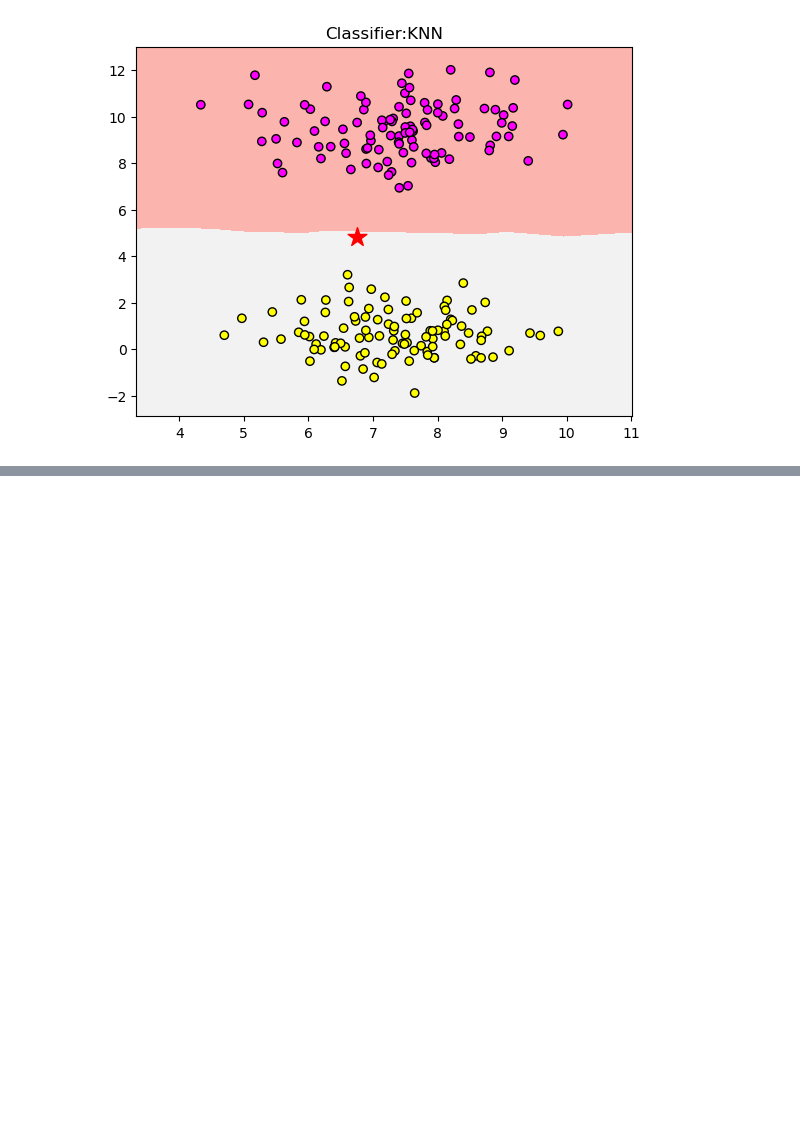
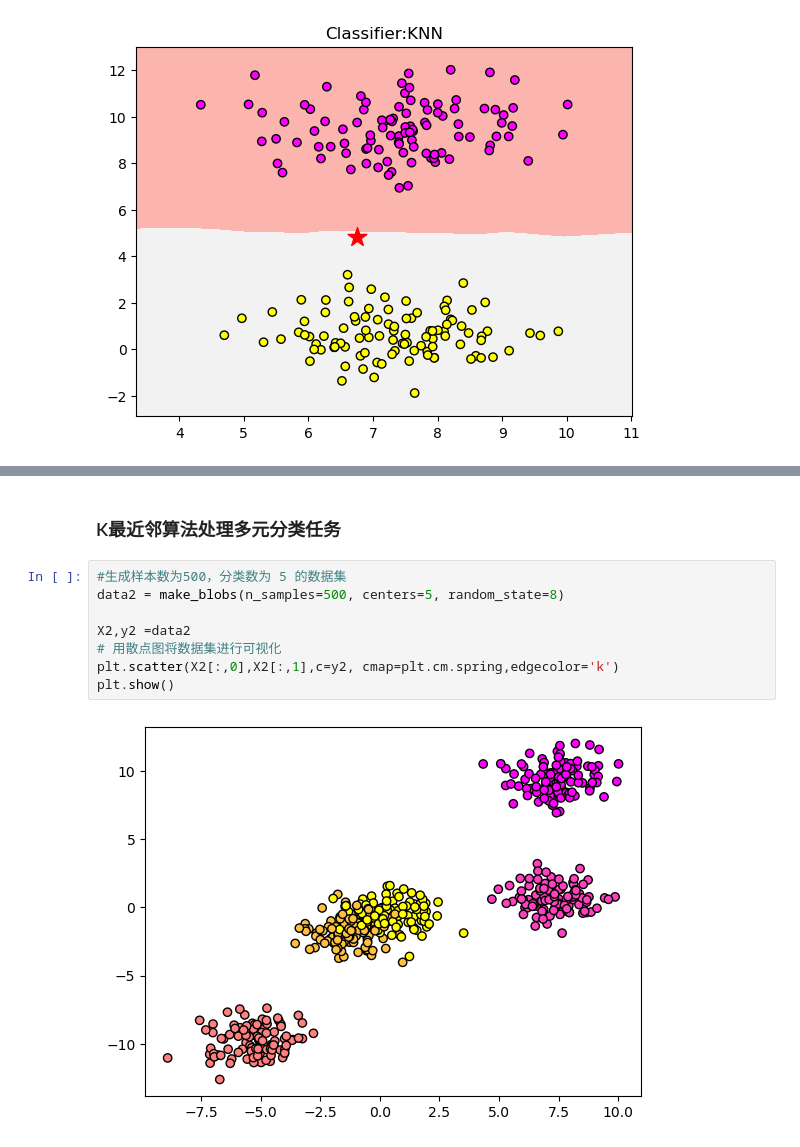
Before and after one commit to millor1989/jupyter1, a Jupyter notebook: Untitled.ipynb, the cells around one changed output, grey strips where cells are left out. Saved outputs shown, nothing was run; the diff lists cells and outputs as text; blank space fills up the shorter version.

```diff
--- a/Untitled.ipynb
+++ b/Untitled.ipynb
@@ -143,0 +151,12 @@ Text(0.5, 1.0, 'Classifier:KNN')
+# %% [markdown]
+### K最近邻算法处理多元分类任务
+# %%
+#生成样本数为500，分类数为 5 的数据集
+data2 = make_blobs(n_samples=500, centers=5, random_state=8)
+
+X2,y2 =data2
+# 用散点图将数据集进行可视化
+plt.scatter(X2[:,0],X2[:,1],c=y2, cmap=plt.cm.spring,edgecolor='k')
+plt.show()
+# %% [output]
+[figure, added]
```
Also changed, not shown: parts of 28 cells of this notebook.
